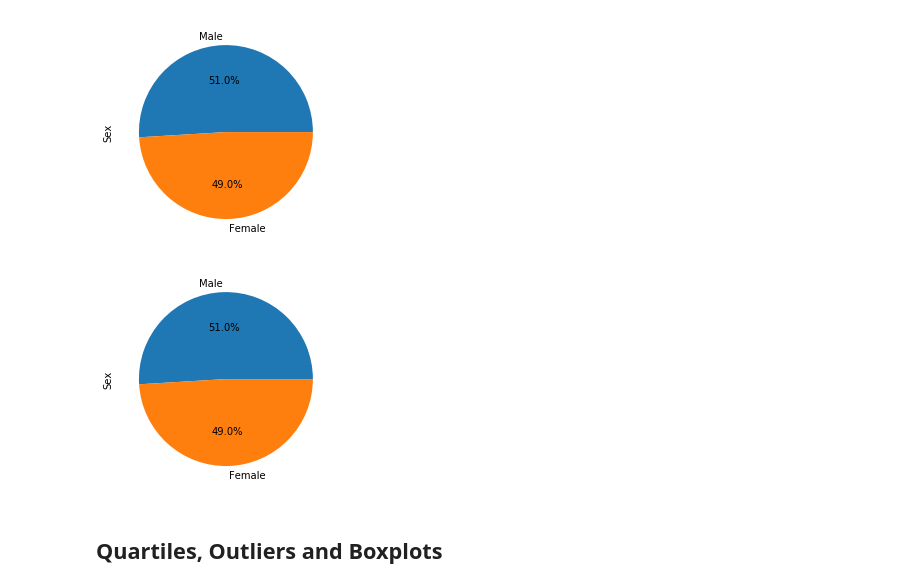
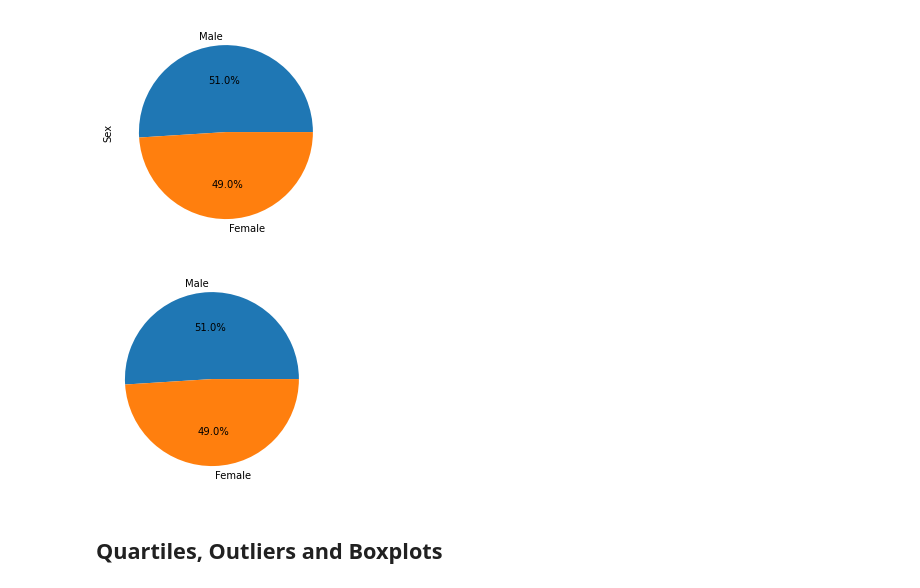
Before and after one commit to lcardsvr/Module---5-Challenge, a Jupyter notebook: Pymaceuticals/pymaceuticals_starter.ipynb, the cells around one changed output. Drawn from its saved outputs; the diff is of its cells as text; code cells hidden in the pictures.

```diff
--- a/Pymaceuticals/pymaceuticals_starter.ipynb
+++ b/Pymaceuticals/pymaceuticals_starter.ipynb
@@ -191,11 +216,28 @@ sum_data.agg(["mean","median","var","std","sem"])
 # %%
 # Generate a pie plot showing the distribution of female versus male mice using Pandas
+
+#numbers adjusted to fit the presentation requirements
+ppdata = data["Sex"].value_counts()
+
+ppdata = round (ppdata/ppdata.sum(),2)
+
+ppdata.plot(kind='pie',autopct='%1.1f%%');
 # %% [output]
 [figure]
 # %%
 # Generate a pie plot showing the distribution of female versus male mice using pyplot
+
+vec = ppdata
+
+x_axis = vec.index.tolist()
+
+y_axis = vec.tolist()
+
+# Create a bar chart based upon the above data
+
+plt.pie(y_axis, labels=x_axis, autopct="%1.1f%%");
 # %% [output]
-[figure, old version]
+[figure, new version]
 # %% [markdown]
 ## Quartiles, Outliers and Boxplots
 # %%
```
Also changed, not shown: parts of 12 cells of this notebook.
